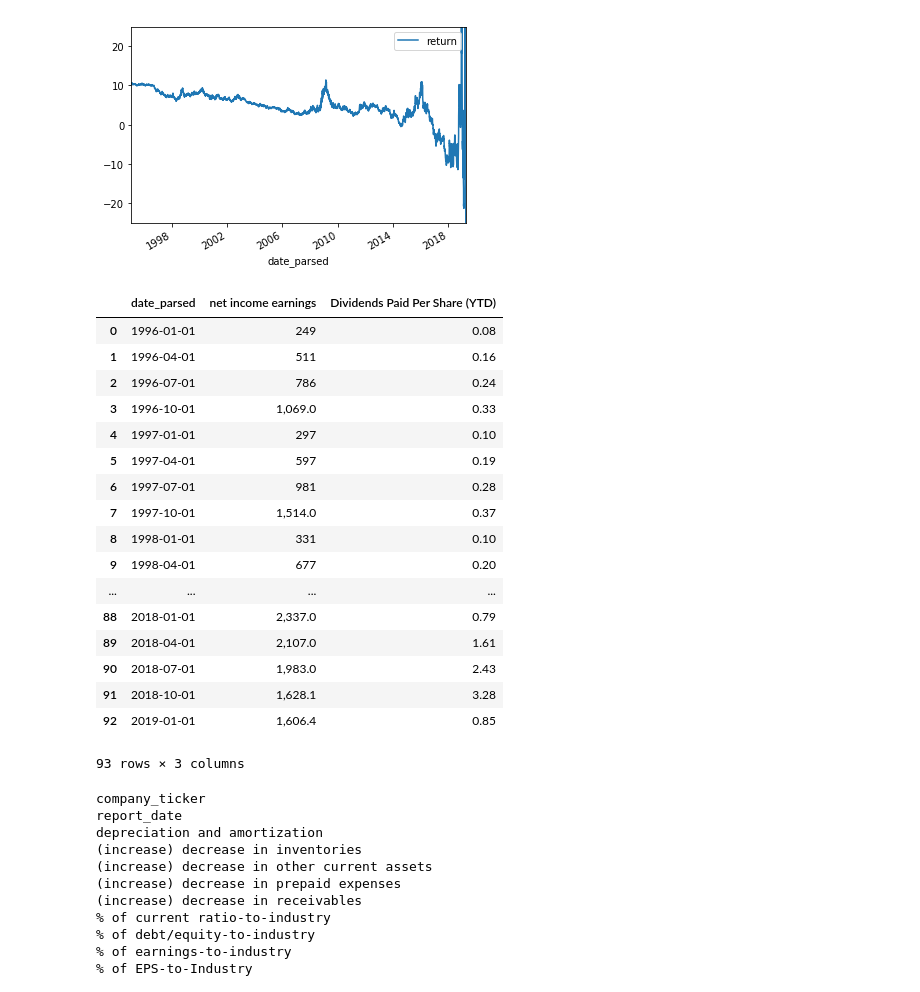
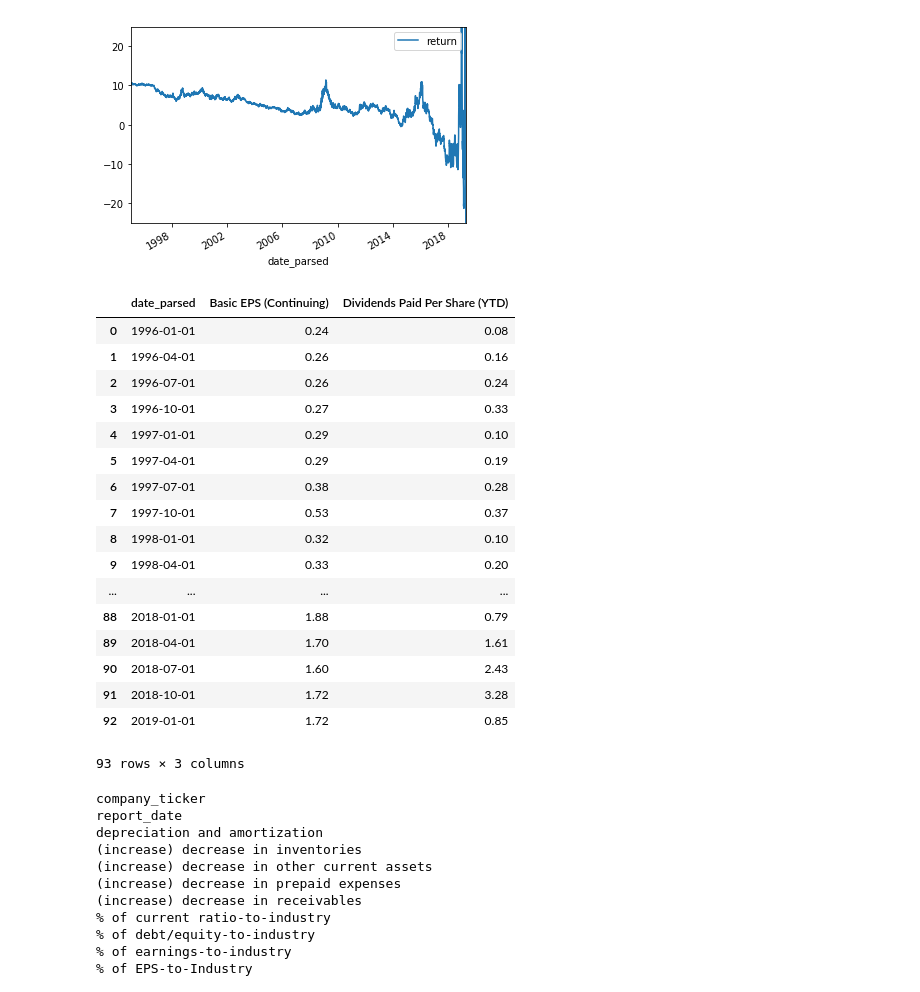
Before and after one commit to ismith1024/Finance-Regression-Analyzer, a Jupyter notebook: custom_kernel.ipynb, the cells around one changed output. Saved outputs shown, nothing was run; the diff lists cells and outputs as text; code cells hidden in the pictures.

```diff
--- a/custom_kernel.ipynb
+++ b/custom_kernel.ipynb
@@ -150,25 +150,25 @@ df_earn = pd.read_sql_query(sql_string, database2)
 
 df_earn['date_parsed'] = df_earn['report_date'].apply(lambda x: datetime.datetime.strptime(x, '%Y/%m'))
 # %%
-df_earn[['date_parsed', 'net income earnings', 'Dividends Paid Per Share (YTD)']]
+df_earn[['date_parsed', 'Basic EPS (Continuing)', 'Dividends Paid Per Share (YTD)']]
 # %% [output]
-|  | date_parsed | net income earnings | Dividends Paid Per Share (YTD) |
-| 0 | 1996-01-01 | 249 | 0.08 |
-| 1 | 1996-04-01 | 511 | 0.16 |
-| 2 | 1996-07-01 | 786 | 0.24 |
-| 3 | 1996-10-01 | 1,069.0 | 0.33 |
-| 4 | 1997-01-01 | 297 | 0.10 |
-| 5 | 1997-04-01 | 597 | 0.19 |
-| 6 | 1997-07-01 | 981 | 0.28 |
-| 7 | 1997-10-01 | 1,514.0 | 0.37 |
-| 8 | 1998-01-01 | 331 | 0.10 |
-| 9 | 1998-04-01 | 677 | 0.20 |
+|  | date_parsed | Basic EPS (Continuing) | Dividends Paid Per Share (YTD) |
+| 0 | 1996-01-01 | 0.24 | 0.08 |
+| 1 | 1996-04-01 | 0.26 | 0.16 |
+| 2 | 1996-07-01 | 0.26 | 0.24 |
+| 3 | 1996-10-01 | 0.27 | 0.33 |
+| 4 | 1997-01-01 | 0.29 | 0.10 |
+| 5 | 1997-04-01 | 0.29 | 0.19 |
+| 6 | 1997-07-01 | 0.38 | 0.28 |
+| 7 | 1997-10-01 | 0.53 | 0.37 |
+| 8 | 1998-01-01 | 0.32 | 0.10 |
+| 9 | 1998-04-01 | 0.33 | 0.20 |
 | ... | ... | ... | ... |
-| 88 | 2018-01-01 | 2,337.0 | 0.79 |
-| 89 | 2018-04-01 | 2,107.0 | 1.61 |
-| 90 | 2018-07-01 | 1,983.0 | 2.43 |
-| 91 | 2018-10-01 | 1,628.1 | 3.28 |
-| 92 | 2019-01-01 | 1,606.4 | 0.85 |
+| 88 | 2018-01-01 | 1.88 | 0.79 |
+| 89 | 2018-04-01 | 1.70 | 1.61 |
+| 90 | 2018-07-01 | 1.60 | 2.43 |
+| 91 | 2018-10-01 | 1.72 | 3.28 |
+| 92 | 2019-01-01 | 1.72 | 0.85 |
 93 rows × 3 columns
 # %%
 for i in df_earn.columns:
```
Also changed, not shown: parts of 3 cells of this notebook.
